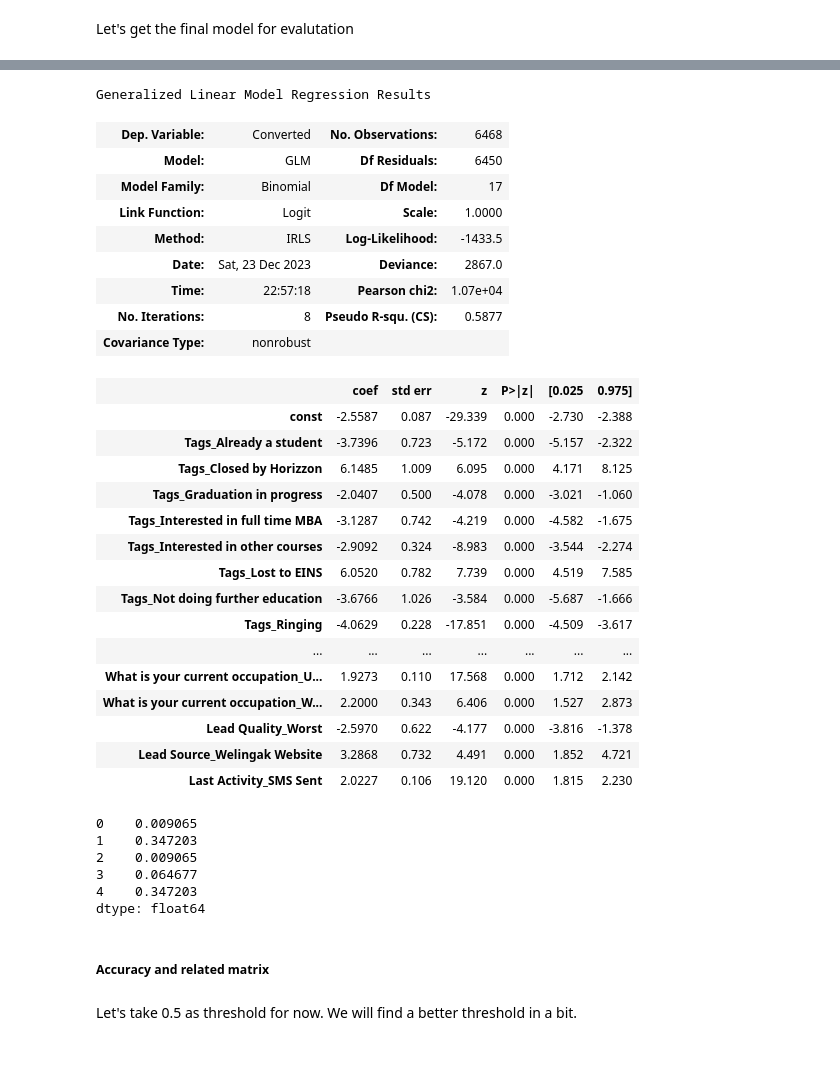
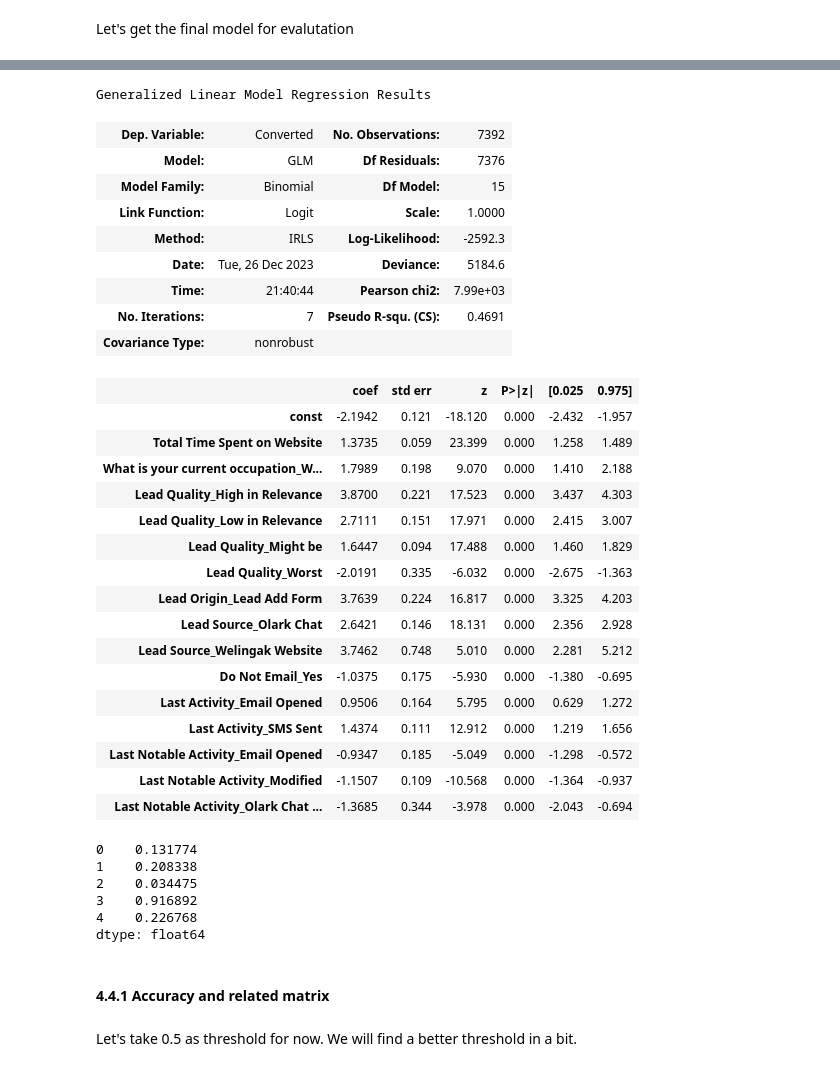
Before and after one commit to rastogiujj12/Lead_scoring_case_study, a Jupyter notebook: Lead scoring case study.ipynb, the cells around one changed output, grey strips where cells are left out. Saved outputs shown, nothing was run; the diff lists cells and outputs as text; code cells hidden in the pictures.

```diff
--- a/Lead scoring case study.ipynb
+++ b/Lead scoring case study.ipynb
@@ -767,5 +812,5 @@ Covariance Type:            nonrobust
 # %%
-X_train_sm = X_train_sm.drop("Tags_number not provided", axis=1)
+X_train_sm = X_train_sm.drop("Last Activity_Resubscribed to emails", axis=1)
 trainAndCheckVIF(X_train_sm)
 # %% [output]
                  Generalized Linear Model Regression Results
@@ -788,5 +833,5 @@ Covariance Type:            nonrobust
 # %%
-X_train_sm = X_train_sm.drop("Tags_Diploma holder (Not Eligible)", axis=1)
+X_train_sm = X_train_sm.drop("What is your current occupation_Housewife", axis=1)
 trainAndCheckVIF(X_train_sm)
 # %% [output]
                  Generalized Linear Model Regression Results
@@ -808,0 +854,3 @@ Covariance Type:            nonrobust
+# %%
+X_train_sm = X_train_sm.drop("What is your current occupation_Other", axis=1)
+trainAndCheckVIF(X_train_sm)
@@ -808,0 +875,3 @@ Covariance Type:            nonrobust
+# %%
+X_train_sm = X_train_sm.drop("Last Notable Activity_Had a Phone Conversation", axis=1)
+trainAndCheckVIF(X_train_sm)
@@ -837,46 +924,47 @@ memory usage: 909.7 KB
 # %%
 logm2 = sm.GLM(y_train, X_train_sm, family = sm.families.Binomial())
-res = logm2.fit()
-res.summary()
+model = logm2.fit()
+model.summary()
 # %% [output]
 Generalized Linear Model Regression Results
-| Dep. Variable: | Converted | No. Observations: | 6468 |
-| Model: | GLM | Df Residuals: | 6450 |
-| Model Family: | Binomial | Df Model: | 17 |
+| Dep. Variable: | Converted | No. Observations: | 7392 |
+| Model: | GLM | Df Residuals: | 7376 |
+| Model Family: | Binomial | Df Model: | 15 |
 | Link Function: | Logit | Scale: | 1.0000 |
-| Method: | IRLS | Log-Likelihood: | -1433.5 |
-| Date: | Sat, 23 Dec 2023 | Deviance: | 2867.0 |
-| Time: | 22:57:18 | Pearson chi2: | 1.07e+04 |
-| No. Iterations: | 8 | Pseudo R-squ. (CS): | 0.5877 |
+| Method: | IRLS | Log-Likelihood: | -2592.3 |
+| Date: | Tue, 26 Dec 2023 | Deviance: | 5184.6 |
+| Time: | 21:40:44 | Pearson chi2: | 7.99e+03 |
+| No. Iterations: | 7 | Pseudo R-squ. (CS): | 0.4691 |
 | Covariance Type: | nonrobust |  |  |
 |  | coef | std err | z | P>|z| | [0.025 | 0.975] |
-| const | -2.5587 | 0.087 | -29.339 | 0.000 | -2.730 | -2.388 |
-| Tags_Already a student | -3.7396 | 0.723 | -5.172 | 0.000 | -5.157 | -2.322 |
-| Tags_Closed by Horizzon | 6.1485 | 1.009 | 6.095 | 0.000 | 4.171 | 8.125 |
-| Tags_Graduation in progress | -2.0407 | 0.500 | -4.078 | 0.000 | -3.021 | -1.060 |
-| Tags_Interested in full time MBA | -3.1287 | 0.742 | -4.219 | 0.000 | -4.582 | -1.675 |
-| Tags_Interested in other courses | -2.9092 | 0.324 | -8.983 | 0.000 | -3.544 | -2.274 |
-| Tags_Lost to EINS | 6.0520 | 0.782 | 7.739 | 0.000 | 4.519 | 7.585 |
-| Tags_Not doing further education | -3.6766 | 1.026 | -3.584 | 0.000 | -5.687 | -1.666 |
-| Tags_Ringing | -4.0629 | 0.228 | -17.851 | 0.000 | -4.509 | -3.617 |
-| ... | ... | ... | ... | ... | ... | ... |
-| What is your current occupation_U... | 1.9273 | 0.110 | 17.568 | 0.000 | 1.712 | 2.142 |
-| What is your current occupation_W... | 2.2000 | 0.343 | 6.406 | 0.000 | 1.527 | 2.873 |
-| Lead Quality_Worst | -2.5970 | 0.622 | -4.177 | 0.000 | -3.816 | -1.378 |
-| Lead Source_Welingak Website | 3.2868 | 0.732 | 4.491 | 0.000 | 1.852 | 4.721 |
-| Last Activity_SMS Sent | 2.0227 | 0.106 | 19.120 | 0.000 | 1.815 | 2.230 |
+| const | -2.1942 | 0.121 | -18.120 | 0.000 | -2.432 | -1.957 |
+| Total Time Spent on Website | 1.3735 | 0.059 | 23.399 | 0.000 | 1.258 | 1.489 |
+| What is your current occupation_W... | 1.7989 | 0.198 | 9.070 | 0.000 | 1.410 | 2.188 |
+| Lead Quality_High in Relevance | 3.8700 | 0.221 | 17.523 | 0.000 | 3.437 | 4.303 |
+| Lead Quality_Low in Relevance | 2.7111 | 0.151 | 17.971 | 0.000 | 2.415 | 3.007 |
+| Lead Quality_Might be | 1.6447 | 0.094 | 17.488 | 0.000 | 1.460 | 1.829 |
+| Lead Quality_Worst | -2.0191 | 0.335 | -6.032 | 0.000 | -2.675 | -1.363 |
+| Lead Origin_Lead Add Form | 3.7639 | 0.224 | 16.817 | 0.000 | 3.325 | 4.203 |
+| Lead Source_Olark Chat | 2.6421 | 0.146 | 18.131 | 0.000 | 2.356 | 2.928 |
+| Lead Source_Welingak Website | 3.7462 | 0.748 | 5.010 | 0.000 | 2.281 | 5.212 |
+| Do Not Email_Yes | -1.0375 | 0.175 | -5.930 | 0.000 | -1.380 | -0.695 |
+| Last Activity_Email Opened | 0.9506 | 0.164 | 5.795 | 0.000 | 0.629 | 1.272 |
+| Last Activity_SMS Sent | 1.4374 | 0.111 | 12.912 | 0.000 | 1.219 | 1.656 |
+| Last Notable Activity_Email Opened | -0.9347 | 0.185 | -5.049 | 0.000 | -1.298 | -0.572 |
+| Last Notable Activity_Modified | -1.1507 | 0.109 | -10.568 | 0.000 | -1.364 | -0.937 |
+| Last Notable Activity_Olark Chat ... | -1.3685 | 0.344 | -3.978 | 0.000 | -2.043 | -0.694 |
 # %%
-y_train_pred = res.predict(sm.add_constant(X_train_sm))
+y_train_pred = model.predict(sm.add_constant(X_train_sm))
 y_train_pred.head()
 # %% [output]
-0    0.009065
-1    0.347203
-2    0.009065
-3    0.064677
-4    0.347203
+0    0.131774
+1    0.208338
+2    0.034475
+3    0.916892
+4    0.226768
 dtype: float64
 # %% [markdown]
-##### Accuracy and related matrix
+#### 4.4.1 Accuracy and related matrix
 # %%
 y_train_pred_final = pd.DataFrame({"Actual":y_train.values, "Probability":y_train_pred})
 # %% [markdown]
```
Also changed, not shown: parts of 107 cells of this notebook, 23 other files.
